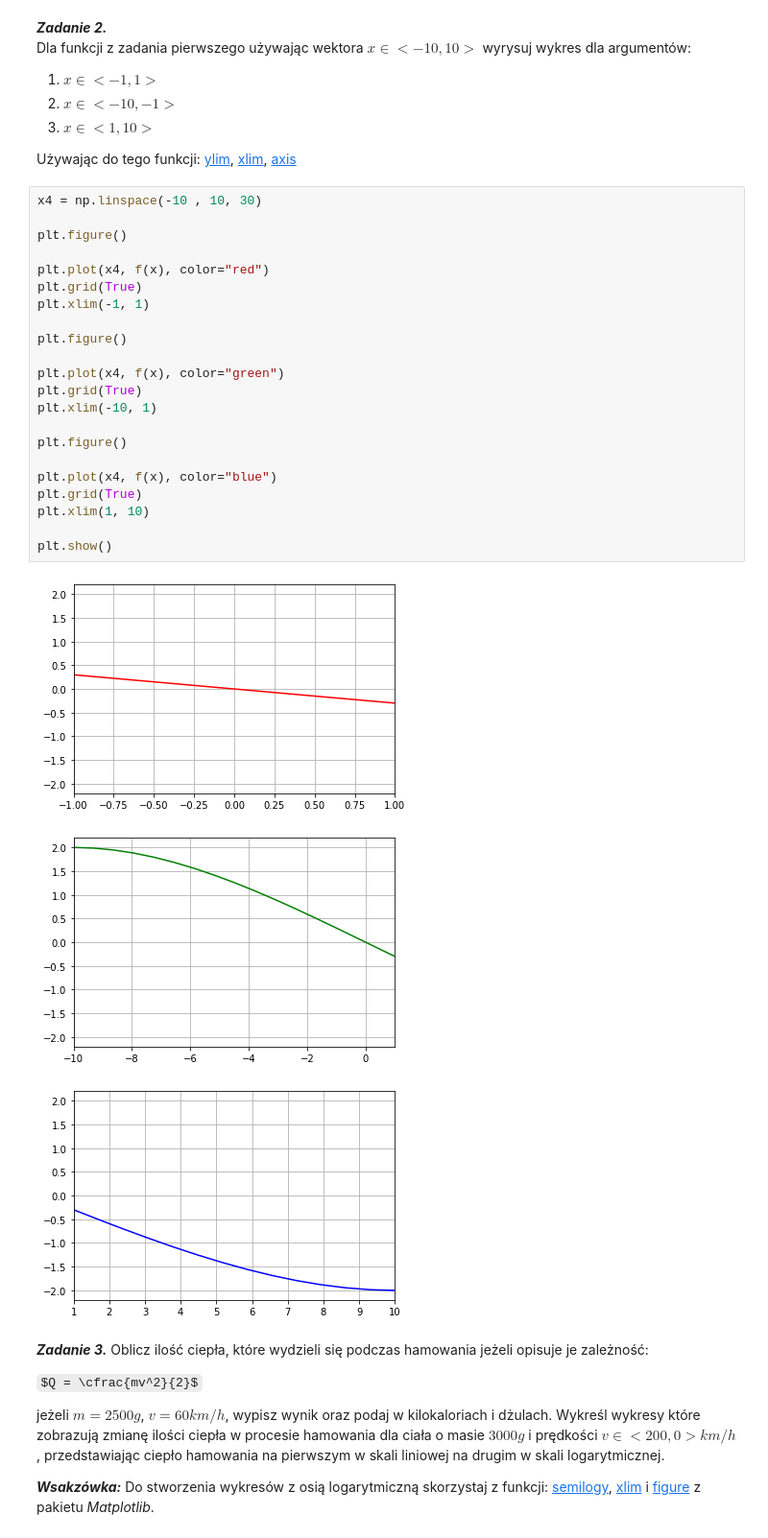
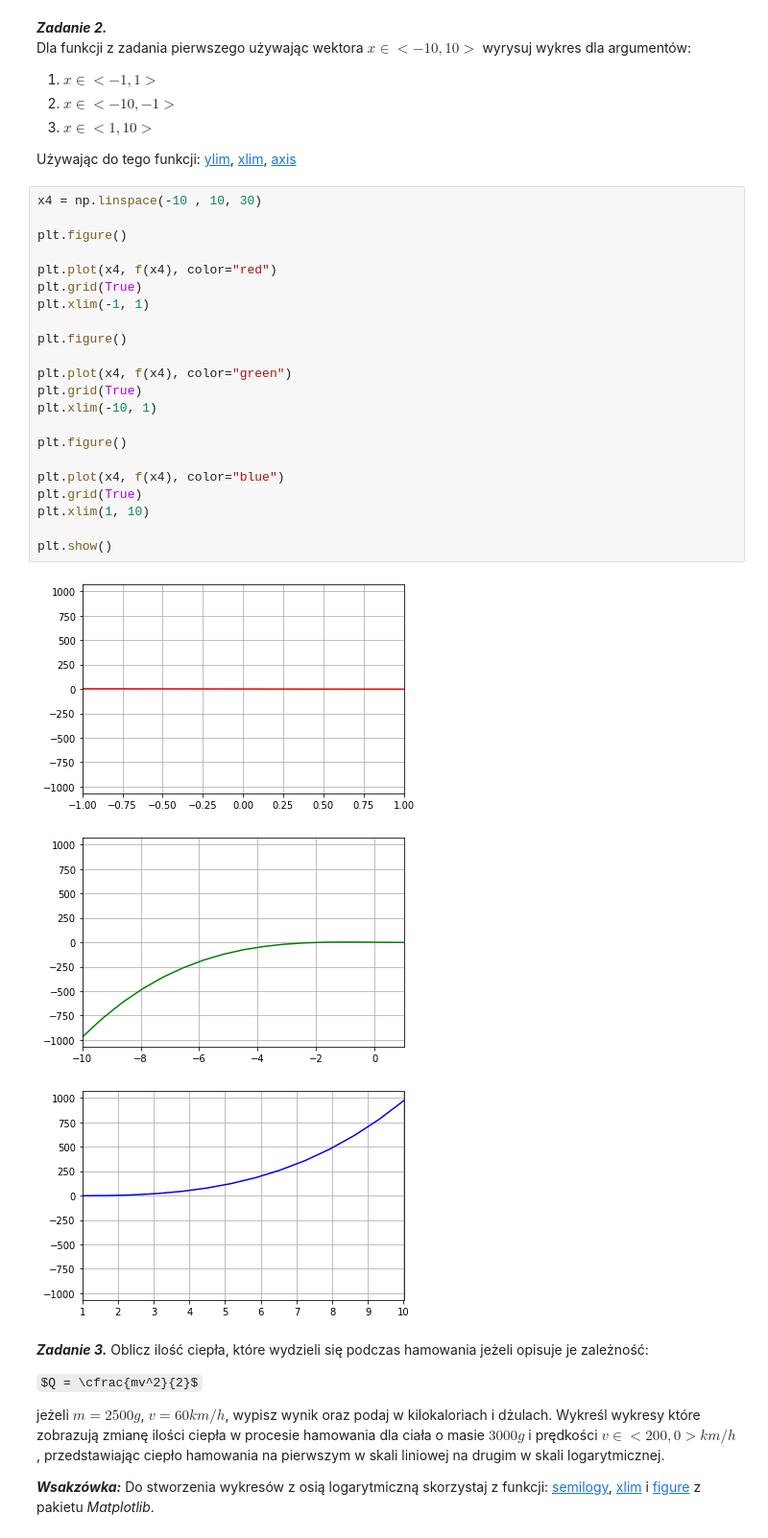
Before and after one commit to michasbueno/metody_numeryczne, a Jupyter notebook: numerki_lab2/sprawozdanie.ipynb, the cells around one changed output. Shown at 96% size. Cells and saved outputs as stored; diff of their text form; some formulas as TeX source.

```diff
--- a/numerki_lab2/sprawozdanie.ipynb
+++ b/numerki_lab2/sprawozdanie.ipynb
@@ -60,29 +60,29 @@ Używając do tego funkcji: [ylim](https://matplotlib.org/3.3.1/api/_as_gen/matp
 # %%
 x4 = np.linspace(-10 , 10, 30)
 
 plt.figure()
 
-plt.plot(x4, f(x), color="red")
+plt.plot(x4, f(x4), color="red")
 plt.grid(True)
 plt.xlim(-1, 1)
 
 plt.figure()
 
-plt.plot(x4, f(x), color="green")
+plt.plot(x4, f(x4), color="green")
 plt.grid(True)
 plt.xlim(-10, 1)
 
 plt.figure()
 
-plt.plot(x4, f(x), color="blue")
+plt.plot(x4, f(x4), color="blue")
 plt.grid(True)
 plt.xlim(1, 10)
 
 plt.show()
 # %% [output]
-[figure, old version]
+[figure, new version]
-[figure, old version]
+[figure, new version]
-[figure, old version]
+[figure, new version]
 # %% [markdown]
 ***Zadanie 3.***
 Oblicz ilość ciepła, które wydzieli się podczas hamowania jeżeli opisuje je zależność:
```
Also changed, not shown: parts of 8 cells of this notebook, 1 other file.
